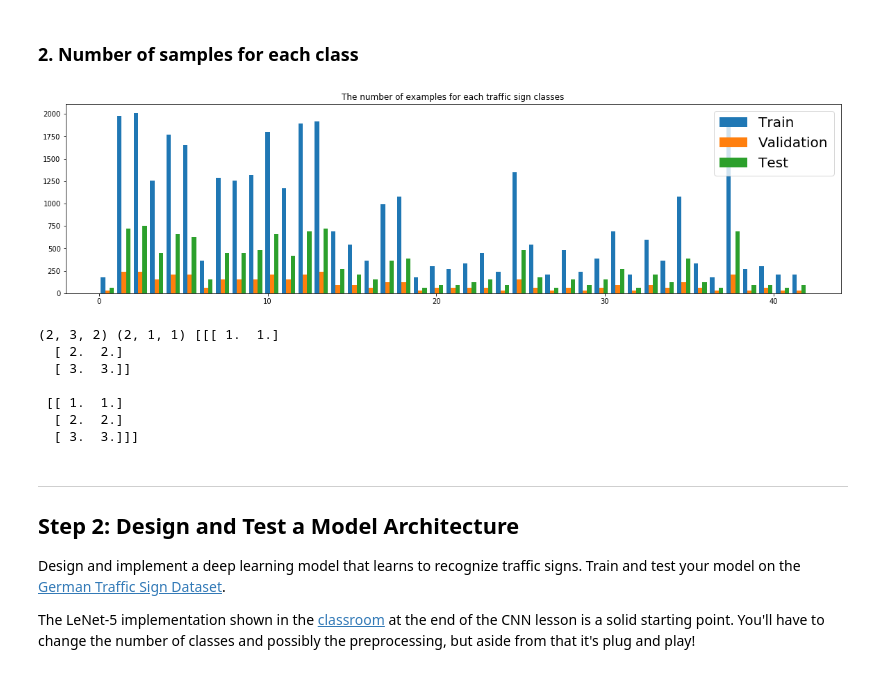
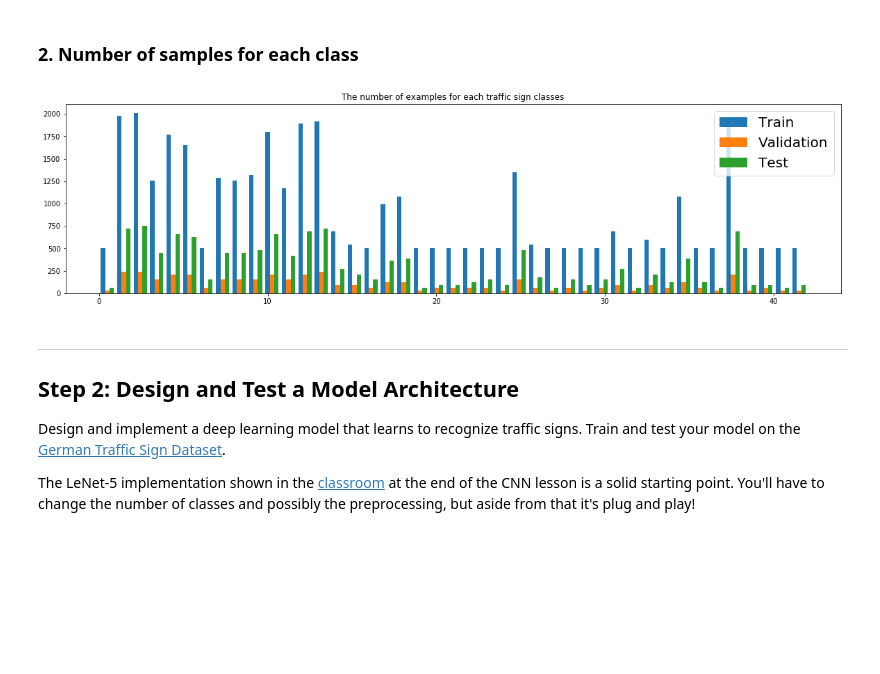
Before and after one commit to fexadyn/Udacity-TrafficSignRecognition-P2, a Jupyter notebook: Traffic_Sign_Classifier.ipynb, the cells around one changed output. Cells and saved outputs as stored; diff of their text form; code cells hidden in the pictures; blank space fills up the shorter version.

```diff
--- a/Traffic_Sign_Classifier.ipynb
+++ b/Traffic_Sign_Classifier.ipynb
@@ -93,7 +149,7 @@ Complete the basic data summary below. Use python, numpy and/or pandas methods t
 ### Use python, pandas or numpy methods rather than hard coding the results
 
 # TODO: Number of training examples
-n_train = X_train_org.shape[0]
+n_train = X_train_aug.shape[0]
 
 # TODO: Number of validation examples
 n_validation = X_valid_org.shape[0]
@@ -102,10 +158,10 @@ n_validation = X_valid_org.shape[0]
 n_test = X_test_org.shape[0]
 
 # TODO: What's the shape of an traffic sign image?
-image_shape = X_train_org[0].shape
+image_shape = X_train_aug[0].shape
 
 # TODO: How many unique classes/labels there are in the dataset.
-n_classes = len(set(y_train))
+n_classes = len(set(y_train_aug))
 
 print("Number of training examples =", n_train)
 print("Number of testing examples =", n_test)
@@ -141,9 +197,11 @@ fig, axes = plt.subplots(3, 7, figsize=(20, 6),
 fig.subplots_adjust(hspace=0.3, wspace=0.05)
 
 for ax in axes.flat:
+
     class_id = np.random.randint(0,n_train)
-    ax.imshow(X_train_org[class_id])
-    ax.set_title(sign_list[y_train[class_id]][:20])
+
+    ax.imshow(X_train_aug[class_id],cmap='gray')
+    ax.set_title(sign_list[y_train_aug[class_id]][:20])
 
 plt.show()
 # %% [output]
@@ -151,33 +209,22 @@ plt.show()
 # %% [markdown]
 ### 2. Number of samples for each class
 # %%
-plt.figure(figsize=(20, 5))
+def plot_dataset_hist():
+    plt.figure(figsize=(20, 5))
 
-ax = plt.subplot(1, 1, 1)
+    ax = plt.subplot(1, 1, 1)
 
-y_combined = [y_train, y_valid, y_test]
+    y_combined = [y_train_aug, y_valid, y_test]
 
-ax.hist(y_combined, n_classes, histtype='bar', label=['Train','Validation','Test'])
-ax.legend(prop={'size': 20})
-ax.set_title('The number of examples for each traffic sign classes')
+    ax.hist(y_combined, n_classes, histtype='bar', label=['Train','Validation','Test'])
+    ax.legend(prop={'size': 20})
+    ax.set_title('The number of examples for each traffic sign classes')
 
-plt.show()
+    plt.show()
 
-
-a = np.array([[[1,1],[2,2],[3,3]],[[2,2],[4,4],[6,6]]])
-b = np.array([[[1]],[[2]]])
-
-
-print(a.shape,b.shape,a/b)
+plot_dataset_hist()
 # %% [output]
-[figure, old version]
+[figure, new version]
-(2, 3, 2) (2, 1, 1) [[[ 1.  1.]
-  [ 2.  2.]
-  [ 3.  3.]]
-
- [[ 1.  1.]
-  [ 2.  2.]
-  [ 3.  3.]]]
 # %% [markdown]
 ----
 
```
Also changed, not shown: parts of 12 cells of this notebook.
